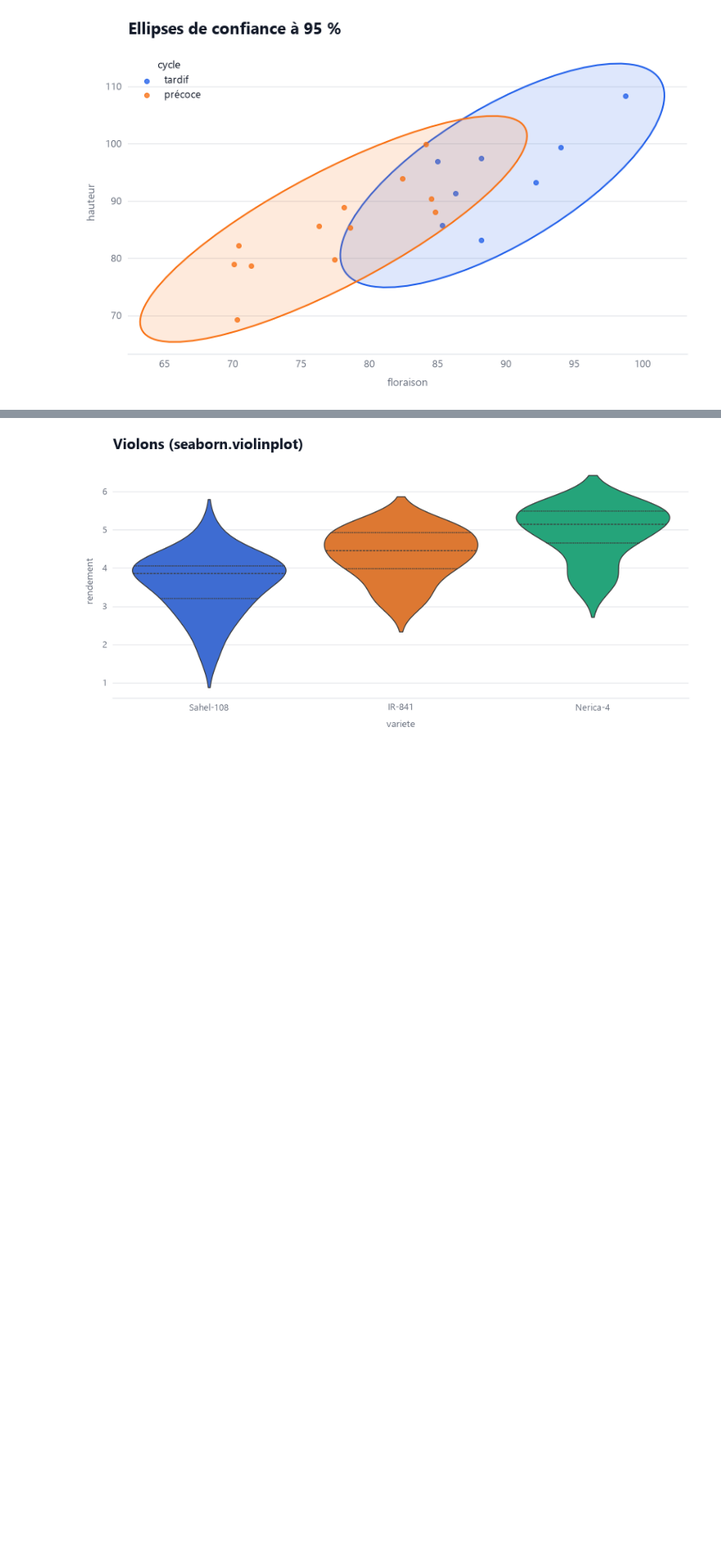
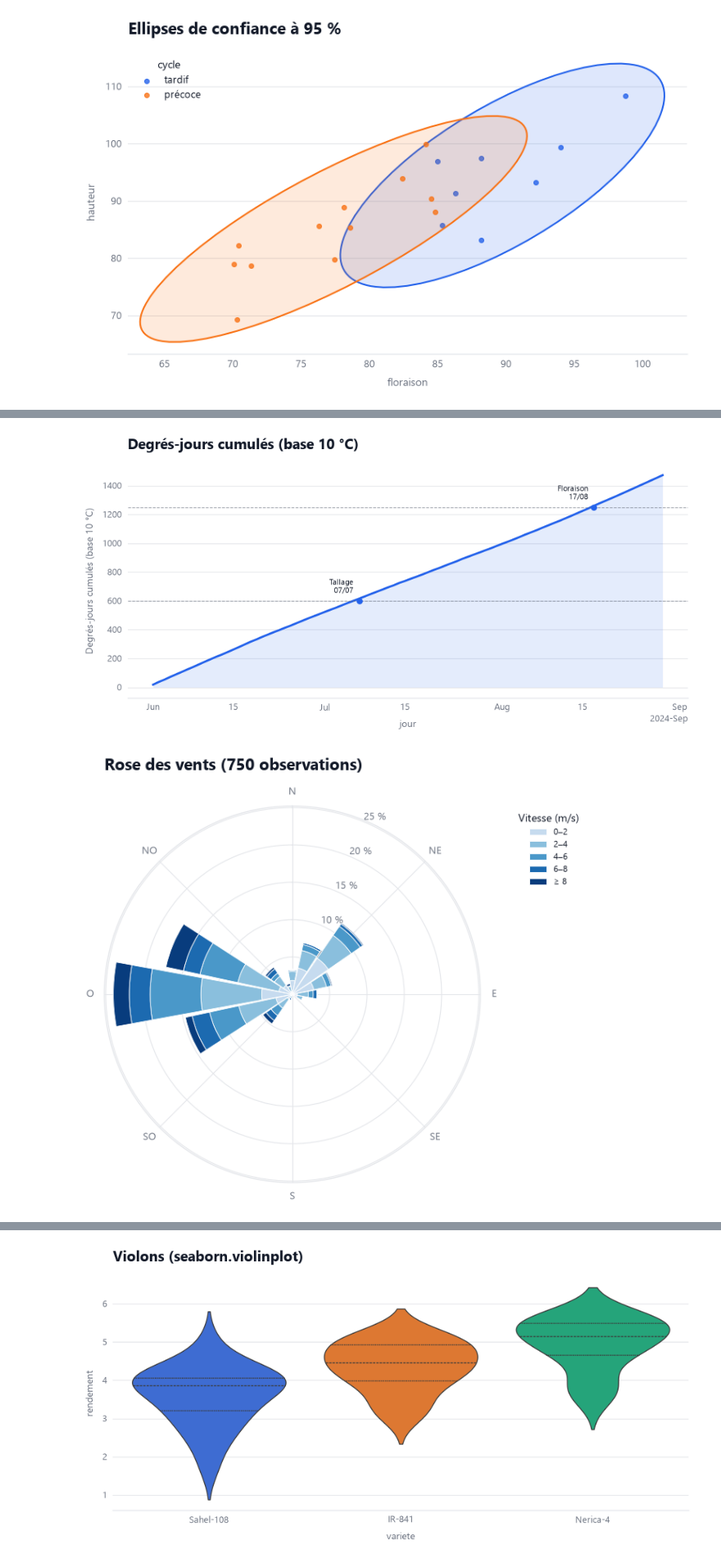
Before and after one commit to Mr-KAM/plutovizu, a Jupyter notebook: examples/demo.ipynb, the cells around one changed output, grey strips where cells are left out. Shown at 82% size. Saved outputs shown, nothing was run; the diff lists cells and outputs as text; code cells hidden in the pictures; blank space fills up the shorter version.

```diff
--- a/examples/demo.ipynb
+++ b/examples/demo.ipynb
@@ -448,0 +479,20 @@ reponse['rendement'] = (2 + 0.03 * reponse['azote'] - 0.00012 * reponse['azote']
+# %%
+chart = (Chart(meteo, figsize=(9, 4.5))
+    .degree_days('jour', 'tmin', 'tmax', base=10, cap=35,
+                 stages={'Tallage': 600, 'Floraison': 1250})
+    .title('Degrés-jours cumulés (base 10 °C)')
+    .tight_layout())
+print(chart.stage_dates)
+chart.show()
+
+rng = np.random.default_rng(12)
+vent_obs = pd.DataFrame({
+    'direction': np.concatenate([rng.normal(270, 25, 500), rng.normal(45, 30, 250)]) % 360,
+    'vitesse': np.concatenate([rng.gamma(3, 1.4, 500), rng.gamma(2, 1.2, 250)]),
+})
+(Chart(vent_obs, figsize=(7, 6))
+    .wind_rose('direction', 'vitesse')
+    .title('Rose des vents (750 observations)')
+    .tight_layout()
+    .show())
+# %% [output]
@@ -448,0 +500,2 @@ reponse['rendement'] = (2 + 0.03 * reponse['azote'] - 0.00012 * reponse['azote']
+[figure, added]
+[figure, added]
```
Also changed, not shown: parts of 15 cells of this notebook, 32 other files.
